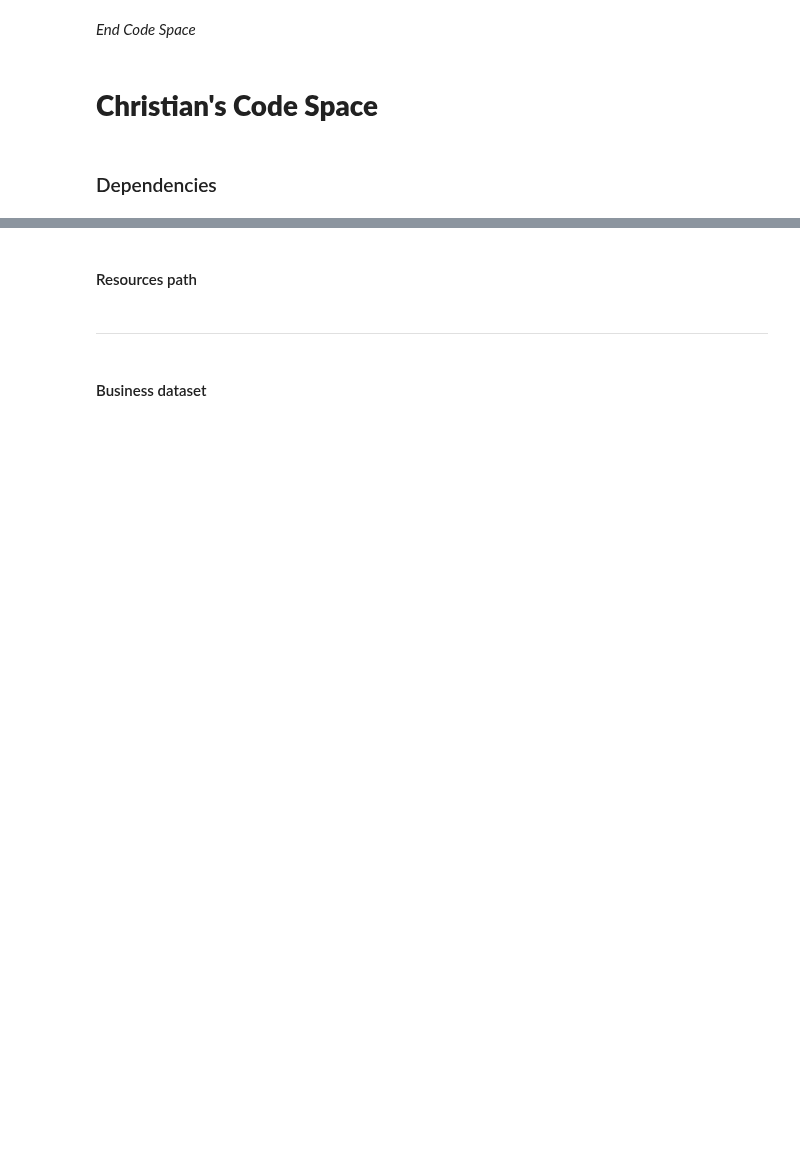
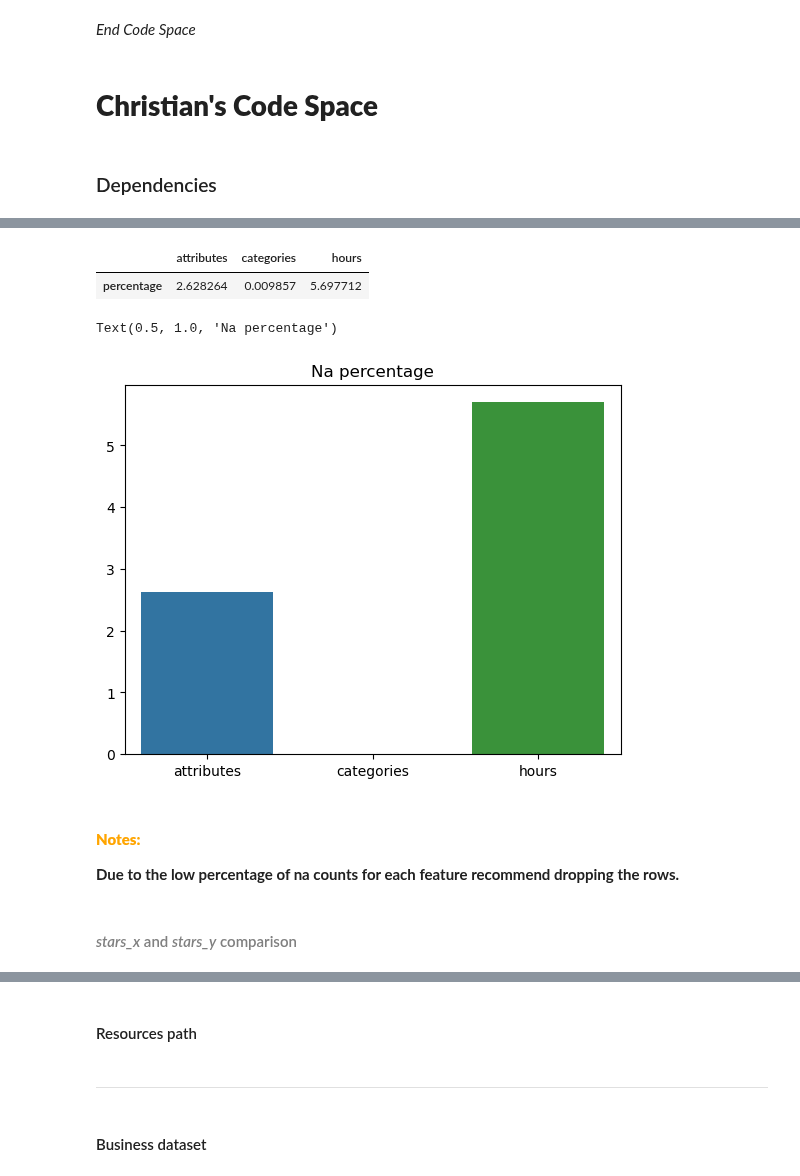
Before and after one commit to MxOdele/AI_Project_3_Group_01, a Jupyter notebook: placeholder_notebook.ipynb, the cells around one changed output, grey strips where cells are left out. Cells and saved outputs as stored; diff of their text form; code cells hidden in the pictures; blank space fills up the shorter version.

```diff
--- a/placeholder_notebook.ipynb
+++ b/placeholder_notebook.ipynb
@@ -31,0 +191,3 @@ Dataset details
+# %%
+reviews_df.drop(columns = ['review_id','useful','funny','cool'],
+                inplace = True)
@@ -31,0 +196,3 @@ Dataset details
+# %%
+reviews_df.rename(columns = {'text':'review'},inplace = True)
+reviews_df.head()
@@ -31,0 +330,2 @@ Dataset details
+# %%
+data_df = reviews_df.merge(business_df,how='left',on = 'business_id')
@@ -31,0 +385,18 @@ Dataset details
+# %%
+na_prcnt = data_df[['attributes','categories','hours']].isna().sum()/data_df.shape[0]*100
+nas_df = pd.DataFrame(na_prcnt, columns=['percentage'])
+nas_df = nas_df.transpose()
+nas_df
+# %% [output]
+|  | attributes | categories | hours |
+| percentage | 2.628264 | 0.009857 | 5.697712 |
+# %%
+sns.barplot(data = nas_df).set_title('Na percentage')
+# %% [output]
+Text(0.5, 1.0, 'Na percentage')
+[figure, added]
+# %% [markdown]
+#### **<font color='orange'> Notes:</font>**
+**Due to the low percentage of na counts for each feature recommend dropping the rows.**
+# %% [markdown]
+#### *<font color='grey'>stars_x* and *<font color='grey'>stars_y* comparison
```
Also changed, not shown: parts of 85 cells of this notebook.
